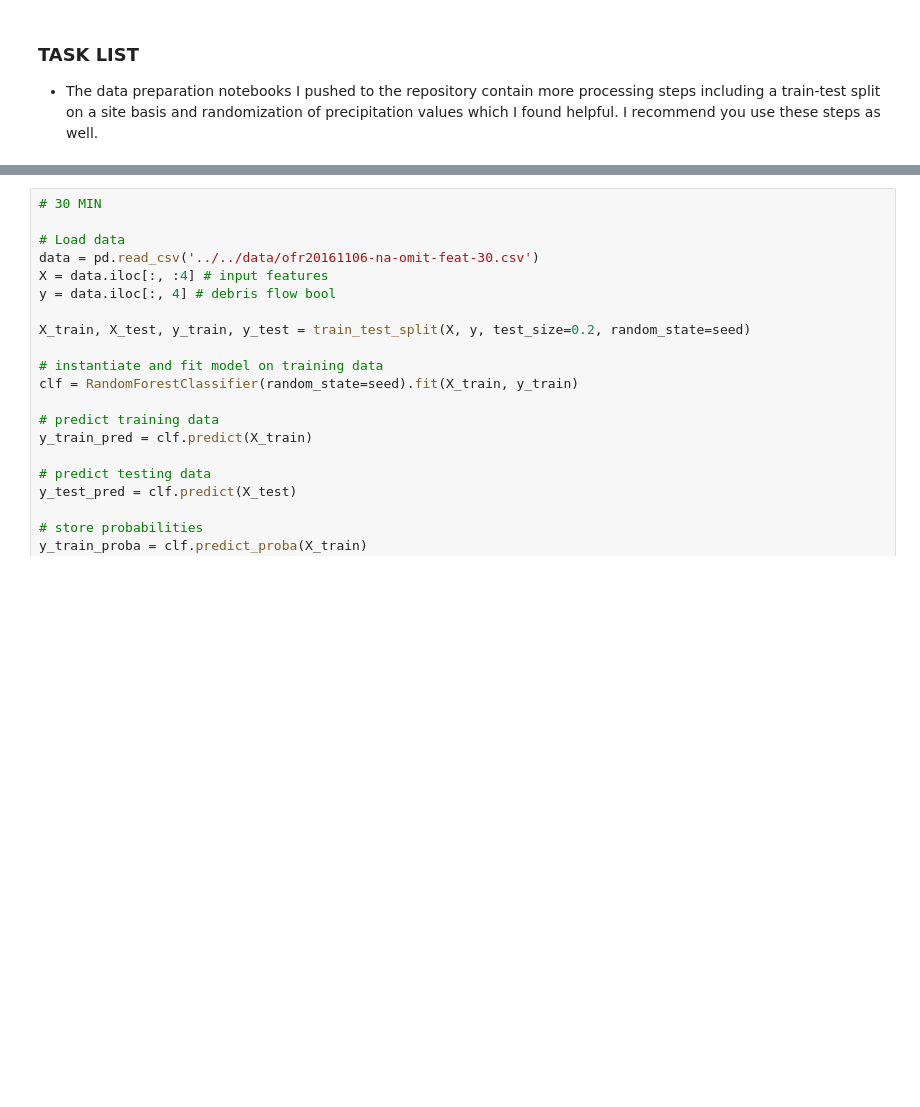
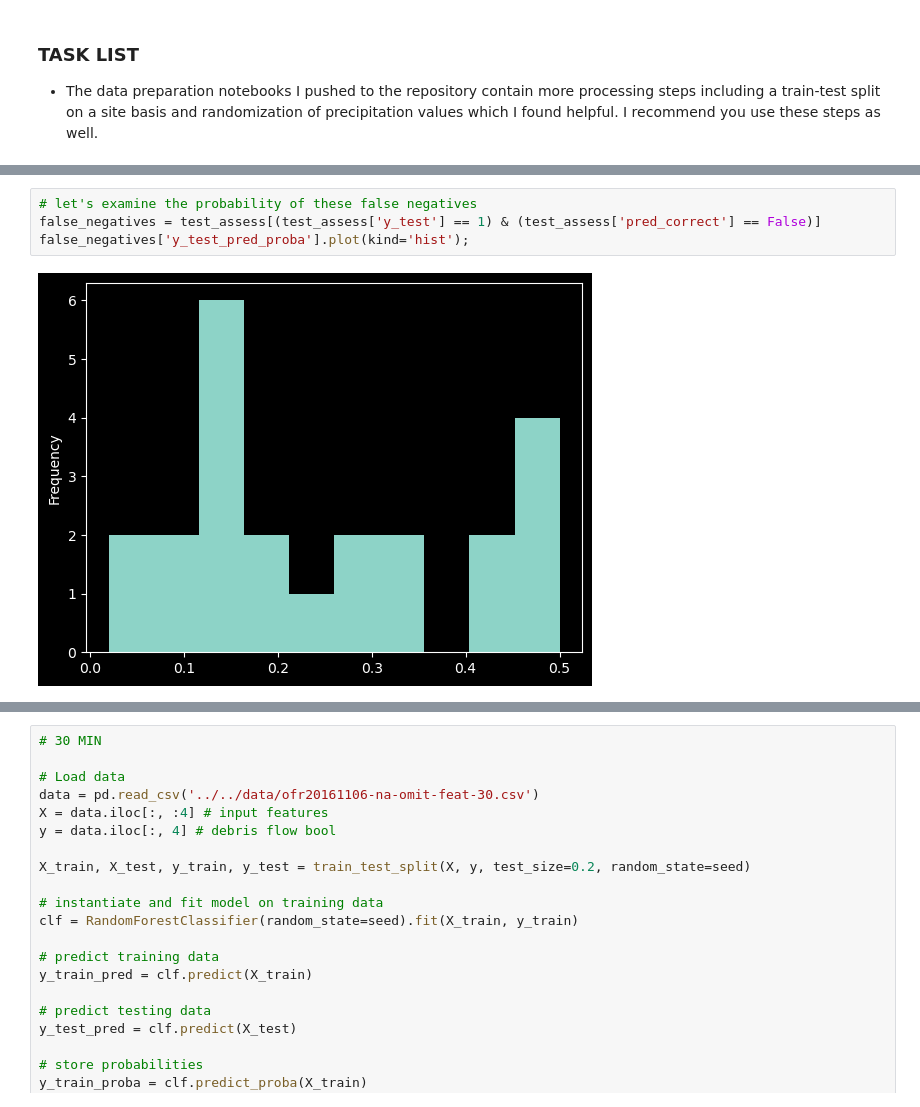
Before and after one commit to gojandrooo/DSE-Capstone, a Jupyter notebook: notebooks/03_ML_models/01_Model Evaluation - ST16 and Random Forest.ipynb, the cells around one changed output, grey strips where cells are left out. Cells and saved outputs as stored; diff of their text form; blank space fills up the shorter version.

```diff
--- a/notebooks/03_ML_models/01_Model Evaluation - ST16 and Random Forest.ipynb
+++ b/notebooks/03_ML_models/01_Model Evaluation - ST16 and Random Forest.ipynb
@@ -220,0 +369,6 @@ F1 Score (test): 0.6464646464646464
+# %%
+# let's examine the probability of these false negatives
+false_negatives = test_assess[(test_assess['y_test'] == 1) & (test_assess['pred_correct'] == False)]
+false_negatives['y_test_pred_proba'].plot(kind='hist');
+# %% [output]
+[figure, added]
```
Also changed, not shown: parts of 17 cells of this notebook.
